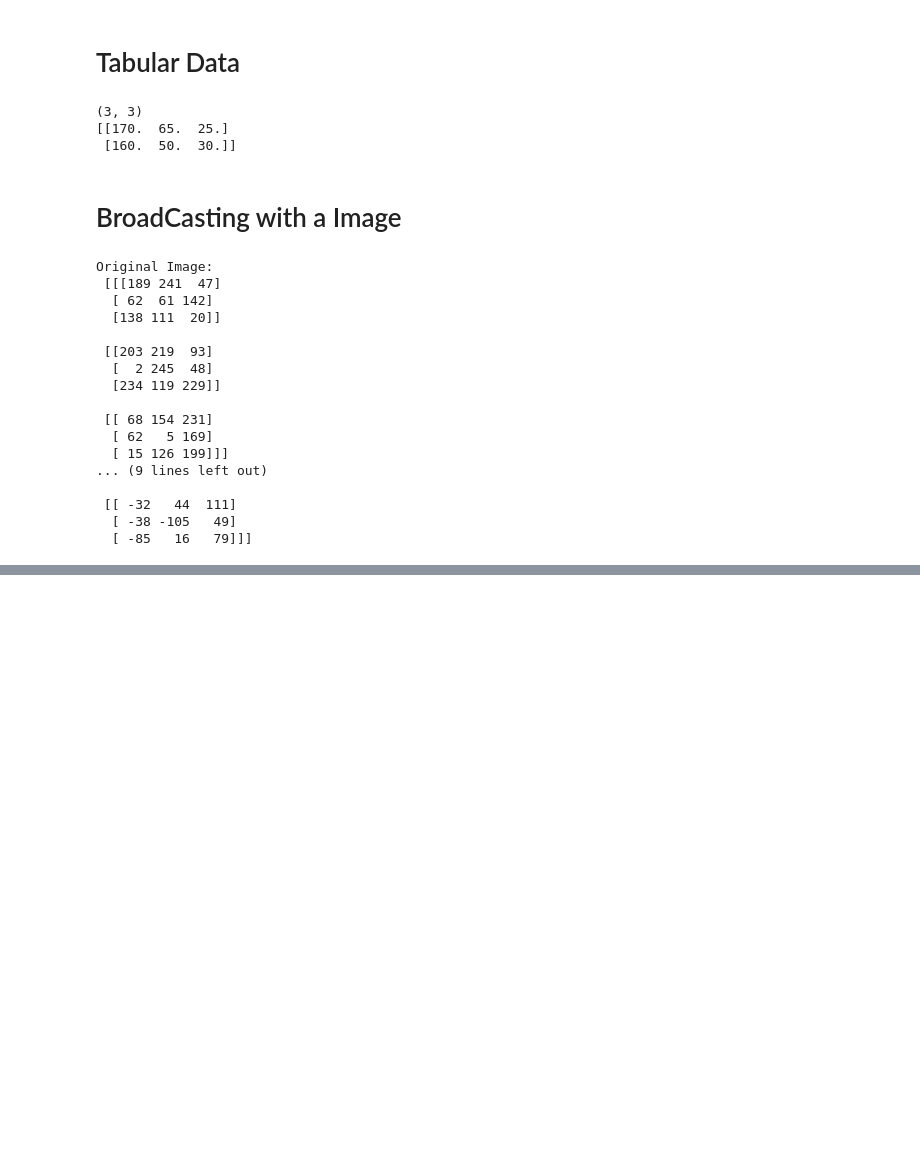
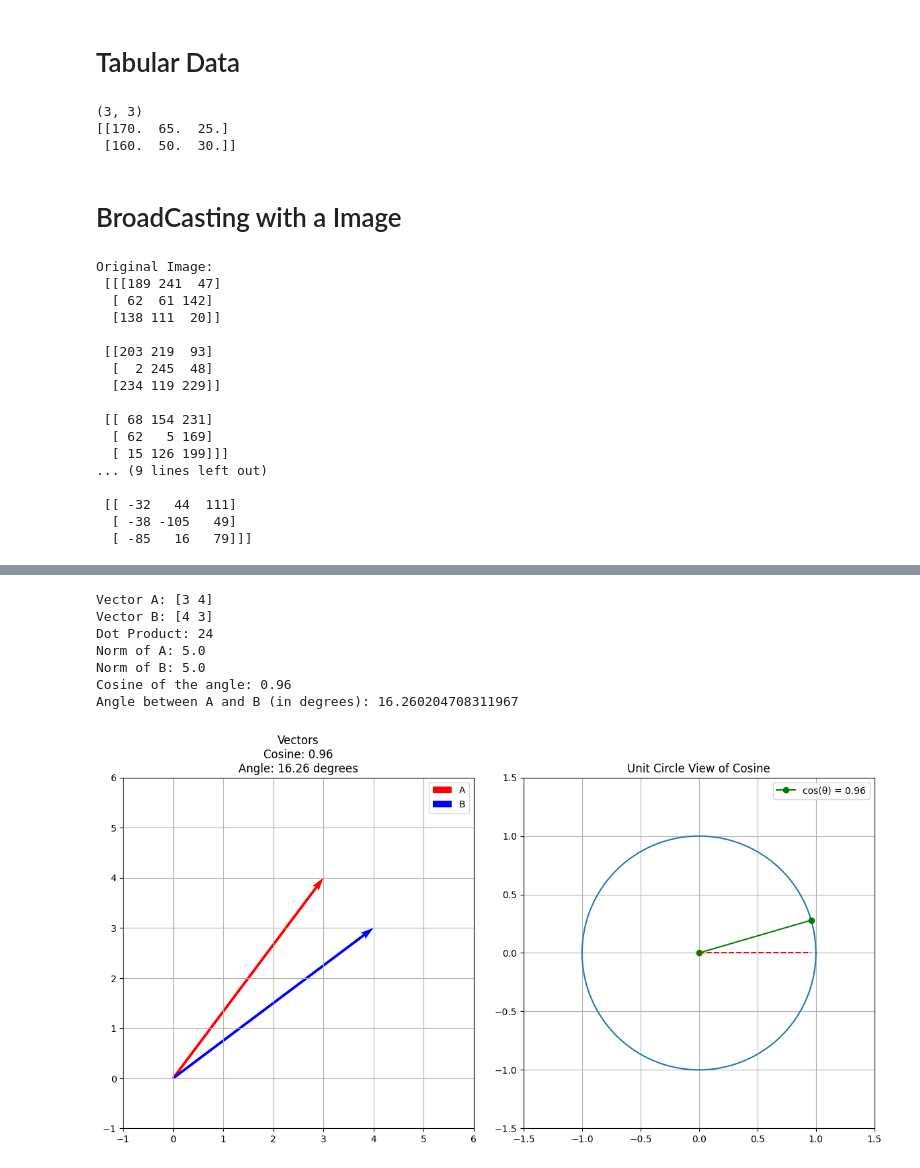
Before and after one commit to yenokhakobyan/Introduction-To-Data-Science-PA, a Jupyter notebook: notebooks/1. introduction_presentation.ipynb, the cells around one changed output, grey strips where cells are left out. Cells and saved outputs as stored; diff of their text form; code cells hidden in the pictures; blank space fills up the shorter version.

````diff
--- a/notebooks/1. introduction_presentation.ipynb
+++ b/notebooks/1. introduction_presentation.ipynb
@@ -259,0 +406,78 @@ Original Image:
+# %%
+import numpy as np
+import matplotlib.pyplot as plt
+
+# Example vectors
+A = np.array([3, 4])
+B = np.array([4, 3])
+
+# Dot product
+# Formula: A · B = ||A|| * ||B|| * cos(θ)
+dot_product = np.dot(A, B)
+
+# Norms (magnitudes)
+norm_A = np.linalg.norm(A)
+norm_B = np.linalg.norm(B)
+
+# Cosine of the angle between A and B
+cos_theta = dot_product / (norm_A * norm_B)
+
+# Angle in degrees
+angle_degrees = np.degrees(np.arccos(cos_theta))
+
+# Print results
+print(f"Vector A: {A}")
+print(f"Vector B: {B}")
+print(f"Dot Product: {dot_product}")
+print(f"Norm of A: {norm_A}")
+print(f"Norm of B: {norm_B}")
+print(f"Cosine of the angle: {cos_theta}")
+print(f"Angle between A and B (in degrees): {angle_degrees}")
+
+# Visualize the vectors
+fig, axs = plt.subplots(1, 2, figsize=(12, 6))
+
+# Plot vectors
+ax = axs[0]
+ax.quiver(0, 0, A[0], A[1], angles='xy', scale_units='xy', scale=1, color='r', label='A')
+ax.quiver(0, 0, B[0], B[1], angles='xy', scale_units='xy', scale=1, color='b', label='B')
+ax.set_xlim(-1, 6)
+ax.set_ylim(-1, 6)
+ax.set_aspect('equal')
+ax.grid(True)
+ax.set_title(f"Vectors\nCosine: {cos_theta:.2f}\nAngle: {angle_degrees:.2f} degrees")
+ax.legend()
+
+# Plot unit circle for cosine visualization
+ax = axs[1]
+theta = np.linspace(0, 2 * np.pi, 300)
+ax.plot(np.cos(theta), np.sin(theta))  # Unit circle
+
+# Mark cosine value on unit circle
+ax.plot([0, cos_theta], [0, np.sqrt(1 - cos_theta**2)], 'go-', label=f'cos(θ) = {cos_theta:.2f}')
+ax.plot([0, cos_theta], [0, 0], 'r--')  # Projection on x-axis
+
+ax.set_xlim(-1.5, 1.5)
+ax.set_ylim(-1.5, 1.5)
+ax.set_aspect('equal')
+ax.grid(True)
+ax.set_title("Unit Circle View of Cosine")
+ax.legend()
+
+plt.tight_layout()
+plt.show()
+
+# Markdown for the formula
+# **Dot Product Formula:**
+# ```
+# A · B = ||A|| * ||B|| * cos(θ)
+# ```
+# %% [output]
+Vector A: [3 4]
+Vector B: [4 3]
+Dot Product: 24
+Norm of A: 5.0
+Norm of B: 5.0
+Cosine of the angle: 0.96
+Angle between A and B (in degrees): 16.260204708311967
+[figure, added]
````
Also changed, not shown: parts of 7 cells of this notebook.
